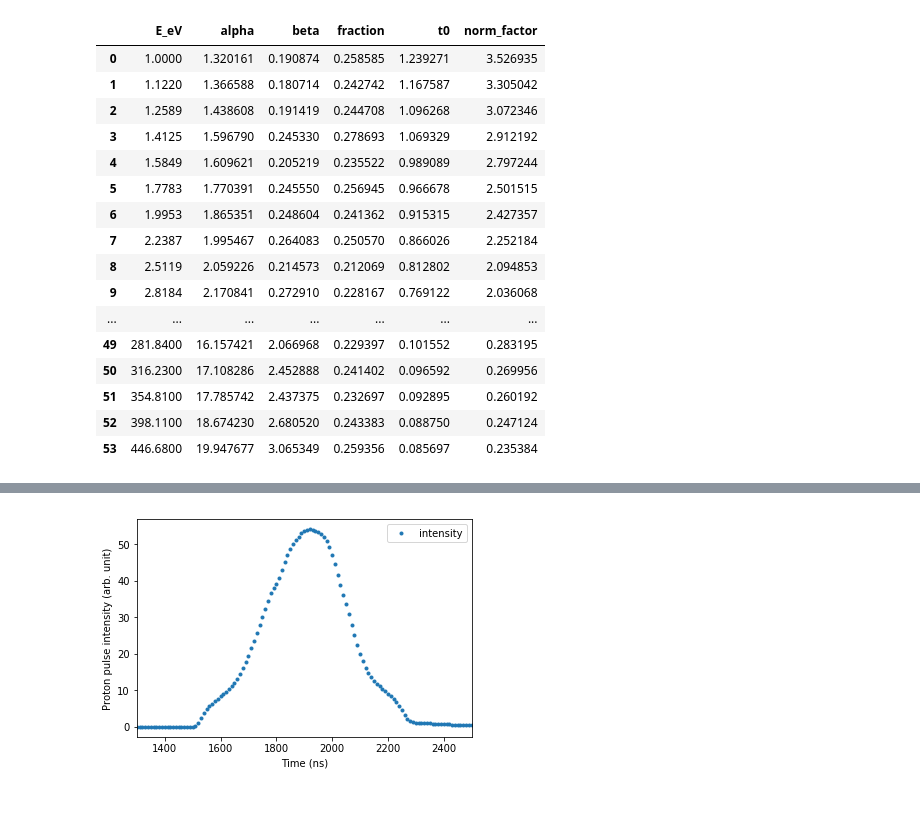
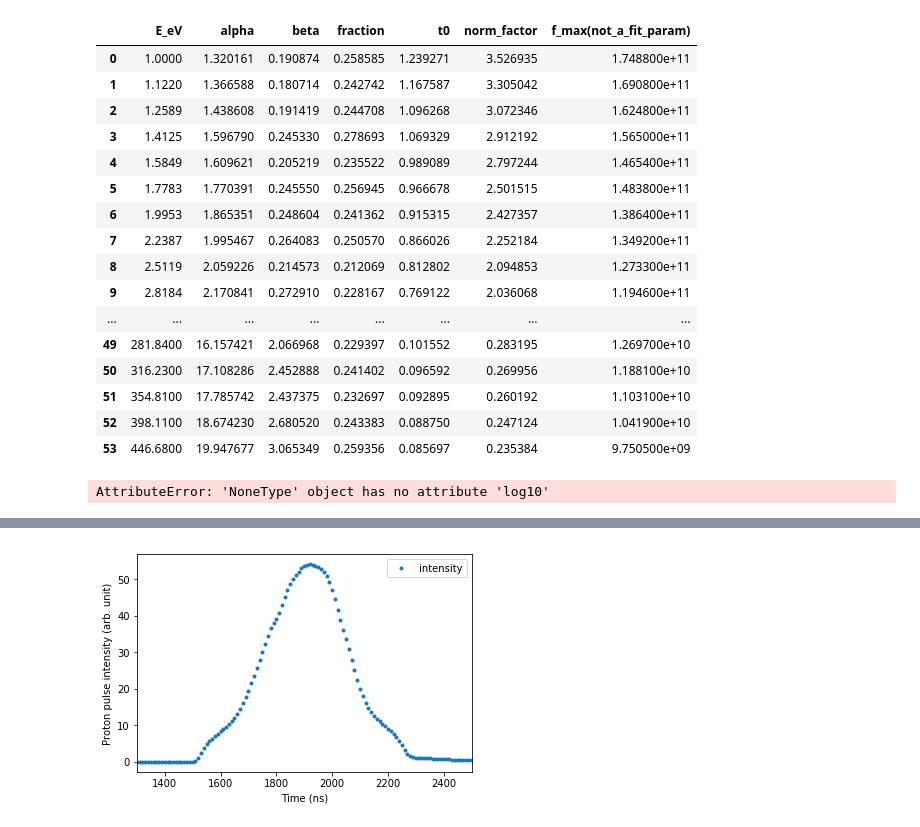
Before and after one commit to ornlneutronimaging/ResoFit, a Jupyter notebook: ResoFit/fit_neutron_pulse_shape_params.ipynb, the cells around one changed output, grey strips where cells are left out. Cells and saved outputs as stored; diff of their text form; code cells hidden in the pictures.

Commit message:
fitted params loglog linear

```diff
--- a/ResoFit/fit_neutron_pulse_shape_params.ipynb
+++ b/ResoFit/fit_neutron_pulse_shape_params.ipynb
@@ -39,21 +44,25 @@ Fitting [1.7783 eV] ...
 # %%
-neutron_pulse.param_df_fitted
+neutron_pulse.param_df
 # %% [output]
-|  | E_eV | alpha | beta | fraction | t0 | norm_factor |
-| 0 | 1.0000 | 1.320161 | 0.190874 | 0.258585 | 1.239271 | 3.526935 |
-| 1 | 1.1220 | 1.366588 | 0.180714 | 0.242742 | 1.167587 | 3.305042 |
-| 2 | 1.2589 | 1.438608 | 0.191419 | 0.244708 | 1.096268 | 3.072346 |
-| 3 | 1.4125 | 1.596790 | 0.245330 | 0.278693 | 1.069329 | 2.912192 |
-| 4 | 1.5849 | 1.609621 | 0.205219 | 0.235522 | 0.989089 | 2.797244 |
-| 5 | 1.7783 | 1.770391 | 0.245550 | 0.256945 | 0.966678 | 2.501515 |
-| 6 | 1.9953 | 1.865351 | 0.248604 | 0.241362 | 0.915315 | 2.427357 |
-| 7 | 2.2387 | 1.995467 | 0.264083 | 0.250570 | 0.866026 | 2.252184 |
-| 8 | 2.5119 | 2.059226 | 0.214573 | 0.212069 | 0.812802 | 2.094853 |
-| 9 | 2.8184 | 2.170841 | 0.272910 | 0.228167 | 0.769122 | 2.036068 |
-| ... | ... | ... | ... | ... | ... | ... |
-| 49 | 281.8400 | 16.157421 | 2.066968 | 0.229397 | 0.101552 | 0.283195 |
-| 50 | 316.2300 | 17.108286 | 2.452888 | 0.241402 | 0.096592 | 0.269956 |
-| 51 | 354.8100 | 17.785742 | 2.437375 | 0.232697 | 0.092895 | 0.260192 |
-| 52 | 398.1100 | 18.674230 | 2.680520 | 0.243383 | 0.088750 | 0.247124 |
-| 53 | 446.6800 | 19.947677 | 3.065349 | 0.259356 | 0.085697 | 0.235384 |
+|  | E_eV | alpha | beta | fraction | t0 | norm_factor | f_max(not_a_fit_param) |
+| 0 | 1.0000 | 1.320161 | 0.190874 | 0.258585 | 1.239271 | 3.526935 | 1.748800e+11 |
+| 1 | 1.1220 | 1.366588 | 0.180714 | 0.242742 | 1.167587 | 3.305042 | 1.690800e+11 |
+| 2 | 1.2589 | 1.438608 | 0.191419 | 0.244708 | 1.096268 | 3.072346 | 1.624800e+11 |
+| 3 | 1.4125 | 1.596790 | 0.245330 | 0.278693 | 1.069329 | 2.912192 | 1.565000e+11 |
+| 4 | 1.5849 | 1.609621 | 0.205219 | 0.235522 | 0.989089 | 2.797244 | 1.465400e+11 |
+| 5 | 1.7783 | 1.770391 | 0.245550 | 0.256945 | 0.966678 | 2.501515 | 1.483800e+11 |
+| 6 | 1.9953 | 1.865351 | 0.248604 | 0.241362 | 0.915315 | 2.427357 | 1.386400e+11 |
+| 7 | 2.2387 | 1.995467 | 0.264083 | 0.250570 | 0.866026 | 2.252184 | 1.349200e+11 |
+| 8 | 2.5119 | 2.059226 | 0.214573 | 0.212069 | 0.812802 | 2.094853 | 1.273300e+11 |
+| 9 | 2.8184 | 2.170841 | 0.272910 | 0.228167 | 0.769122 | 2.036068 | 1.194600e+11 |
+| ... | ... | ... | ... | ... | ... | ... | ... |
+| 49 | 281.8400 | 16.157421 | 2.066968 | 0.229397 | 0.101552 | 0.283195 | 1.269700e+10 |
+| 50 | 316.2300 | 17.108286 | 2.452888 | 0.241402 | 0.096592 | 0.269956 | 1.188100e+10 |
+| 51 | 354.8100 | 17.785742 | 2.437375 | 0.232697 | 0.092895 | 0.260192 | 1.103100e+10 |
+| 52 | 398.1100 | 18.674230 | 2.680520 | 0.243383 | 0.088750 | 0.247124 | 1.041900e+10 |
+| 53 | 446.6800 | 19.947677 | 3.065349 | 0.259356 | 0.085697 | 0.235384 | 9.750500e+09 |
+# %%
+np.log10(neutron_pulse.param_df)
+# %% [output]
+AttributeError: 'NoneType' object has no attribute 'log10'
 # %%
```
Also changed, not shown: parts of 15 cells of this notebook, 5 other files.
